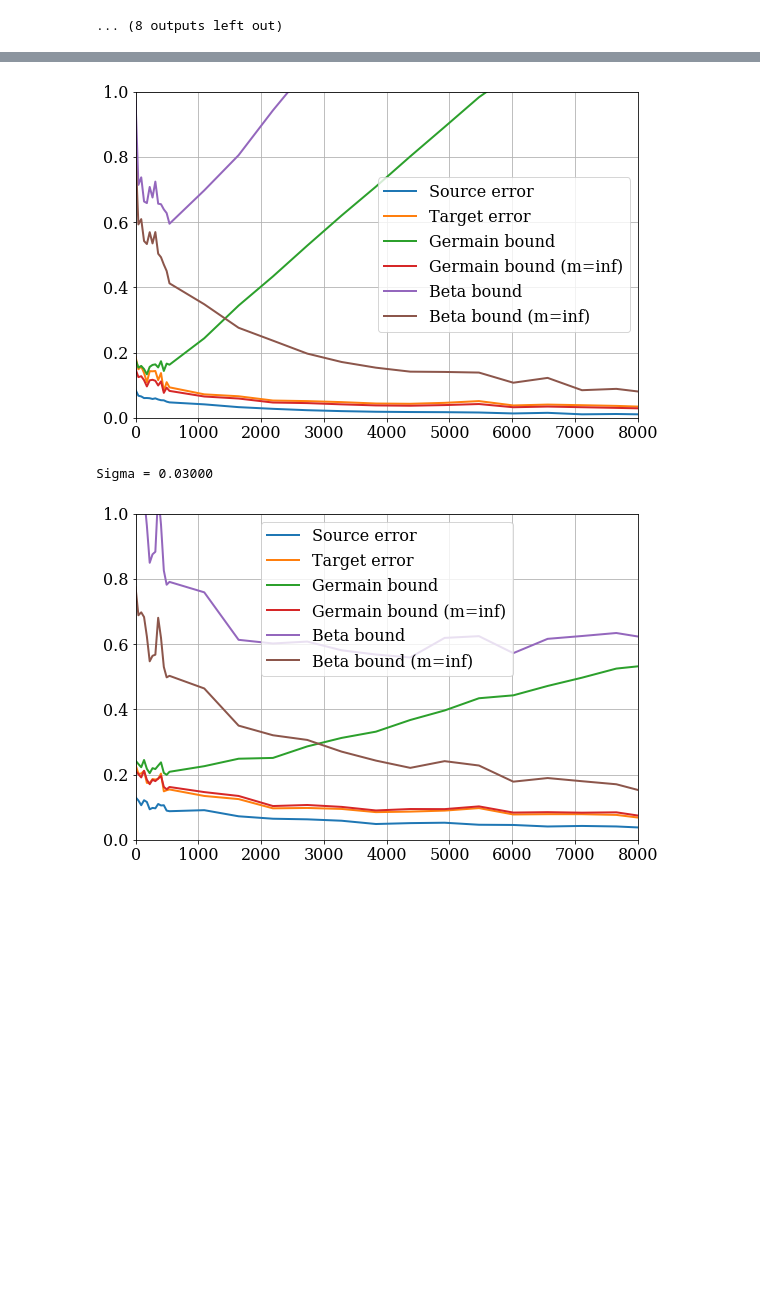
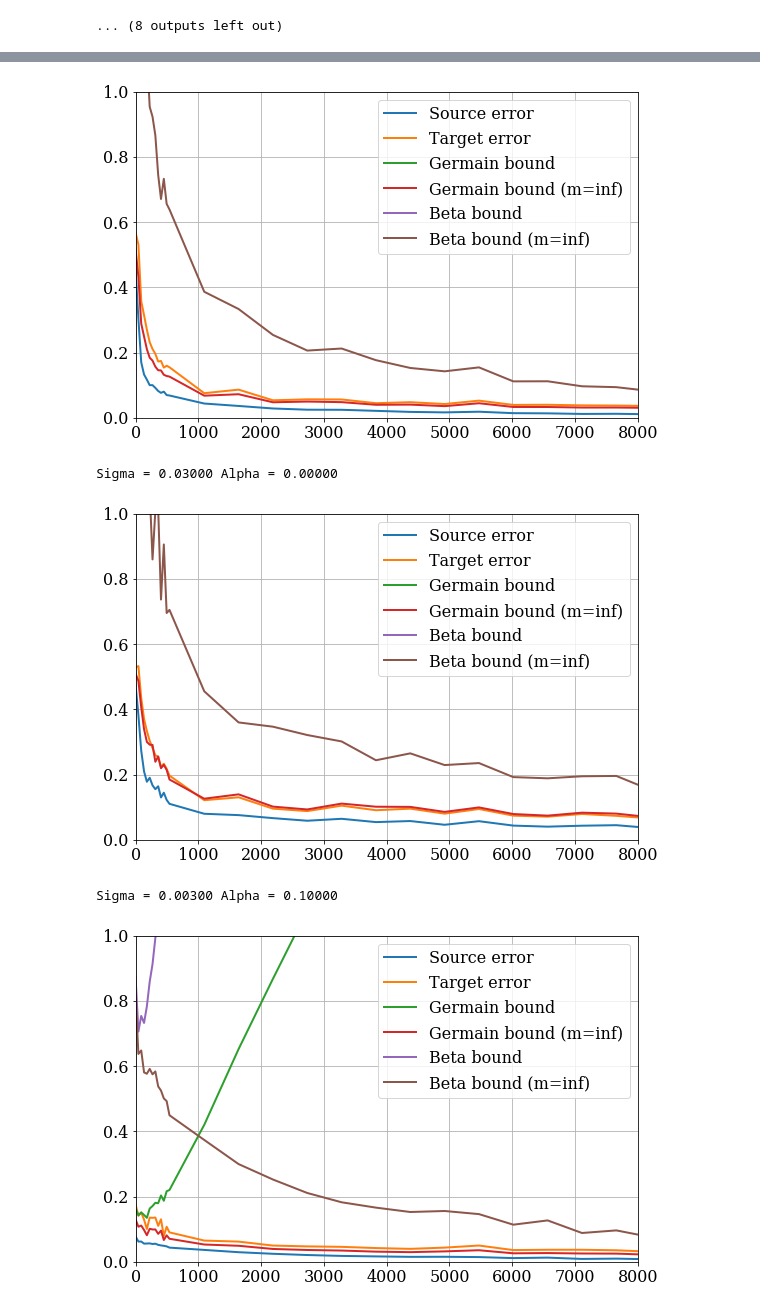
Before and after one commit to Breitholtz/mnist_transfer, a Jupyter notebook: batch_inspect_bounds.ipynb, the cells around one changed output, grey strips where cells are left out. Drawn from its saved outputs; the diff is of its cells as text; code cells hidden in the pictures; blank space fills up the shorter version.

Commit message:
added more plotting details

```diff
--- a/batch_inspect_bounds.ipynb
+++ b/batch_inspect_bounds.ipynb
@@ -175,35 +175,35 @@ display(D.head(5))
 D = D.sort_values(by='Weightupdates')
 
 #plt.plot(D[D['sigma']==.03]['Weightupdates'], D[D['sigma']==.03]['train_germain'])
-for s in np.sort(D['sigma'].unique()):
-    print('Sigma = %.5f' % s)
+for a in np.sort(D['alpha'].unique()):
+    for s in np.sort(D['sigma'].unique()):
+        print('Sigma = %.5f' % s, 'Alpha = %.5f' % a)
 
+        stratum = (D['sigma']==s)&(D['alpha']==a)
+        ws = D[stratum]['Weightupdates']
+        e_so = D[stratum]['train_germain']
+        e_ta = D[stratum]['target_germain']
+        e_so_std = D[stratum]['error_std']
+        e_ta_std = D[stratum]['target_error_std']
+        KL = D[stratum]['KL']
+        gb = D[stratum]['germain_bound']
+        gbi = D[stratum]['germain_bound_inf']
+        bb = D[stratum]['beta_bound']
+        bbi = D[stratum]['beta_bound_inf']
 
-    stratum = D['sigma']==s
-    ws = D[stratum]['Weightupdates']
-    e_so = D[stratum]['train_germain']
-    e_ta = D[stratum]['target_germain']
-    e_so_std = D[stratum]['error_std']
-    e_ta_std = D[stratum]['target_error_std']
-    KL = D[stratum]['KL']
-    gb = D[stratum]['germain_bound']
-    gbi = D[stratum]['germain_bound_inf']
-    bb = D[stratum]['beta_bound']
-    bbi = D[stratum]['beta_bound_inf']
+        plt.figure(figsize=(9,6))
+        plt.grid(zorder=-100)
 
-    plt.figure(figsize=(9,6))
-    plt.grid(zorder=-100)
+        plt.plot(ws, e_so, label='Source error', lw=2)
+        plt.plot(ws, e_ta, label='Target error', lw=2)
+        plt.plot(ws, gb, label='Germain bound', lw=2)
+        plt.plot(ws, gbi, label='Germain bound (m=inf)', lw=2)
+        plt.plot(ws, bb, label='Beta bound', lw=2)
+        plt.plot(ws, bbi, label='Beta bound (m=inf)', lw=2)
+        plt.xlim(0, 8000)
+        plt.ylim(0, 1)
 
-    plt.plot(ws, e_so, label='Source error', lw=2)
-    plt.plot(ws, e_ta, label='Target error', lw=2)
-    plt.plot(ws, gb, label='Germain bound', lw=2)
-    plt.plot(ws, gbi, label='Germain bound (m=inf)', lw=2)
-    plt.plot(ws, bb, label='Beta bound', lw=2)
-    plt.plot(ws, bbi, label='Beta bound (m=inf)', lw=2)
-    plt.xlim(0, 8000)
-    plt.ylim(0, 1)
-
-    plt.legend()
-    plt.show()
+        plt.legend()
+        plt.show()
 # %% [output]
 |  | Weightupdates | train_germain | target_germain | KL | e_s | e_t | d_tx | d_sx | error_std | ... |
@@ -219,3 +219,5 @@ Sigma = 0.01000
-[figure, old version]
+[figure, new version]
-Sigma = 0.03000
+Sigma = 0.03000 Alpha = 0.00000
-[figure, old version]
+[figure, new version]
+Sigma = 0.00300 Alpha = 0.10000
+[figure, added]
```
Also changed, not shown: parts of 1 cell of this notebook.
